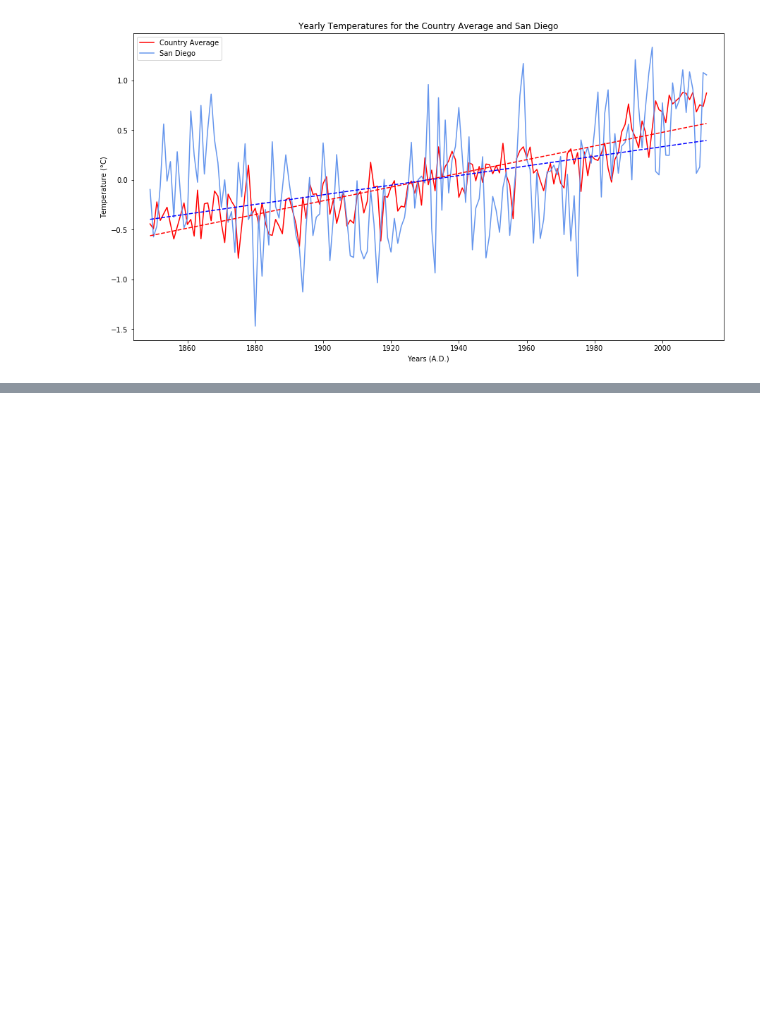
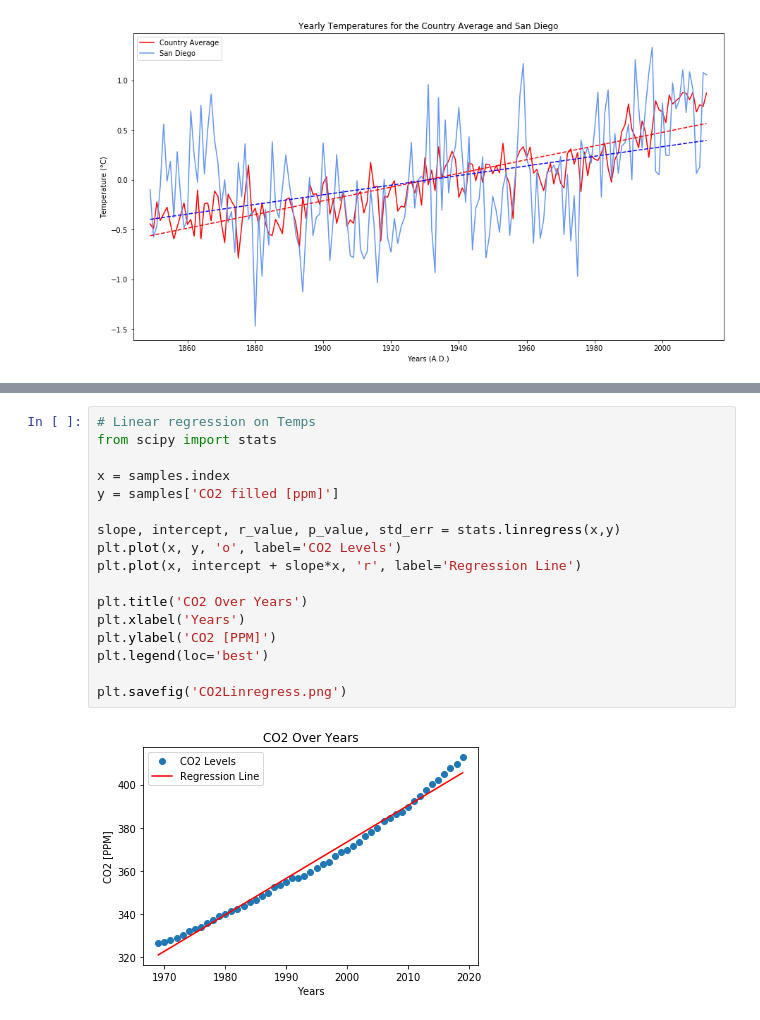
Before and after one commit to giantmagellan/sandiego-climate-analysis, a Jupyter notebook: Rabid Icebergs.ipynb, the cells around one changed output, grey strips where cells are left out. Drawn from its saved outputs; the diff is of its cells as text; blank space fills up the shorter version.

```diff
--- a/Rabid Icebergs.ipynb
+++ b/Rabid Icebergs.ipynb
@@ -632,0 +736,19 @@ plt.savefig("images/Yearly Temperatures for the Country Average and San Diego.pn
+# %%
+# Linear regression on Temps
+from scipy import stats
+
+x = samples.index
+y = samples['CO2 filled [ppm]']
+
+slope, intercept, r_value, p_value, std_err = stats.linregress(x,y)
+plt.plot(x, y, 'o', label='CO2 Levels')
+plt.plot(x, intercept + slope*x, 'r', label='Regression Line')
+
+plt.title('CO2 Over Years')
+plt.xlabel('Years')
+plt.ylabel('CO2 [PPM]')
+plt.legend(loc='best')
+
+plt.savefig('CO2Linregress.png')
+# %% [output]
+[figure, added]
```
Also changed, not shown: parts of 14 cells of this notebook, 1 other file.
